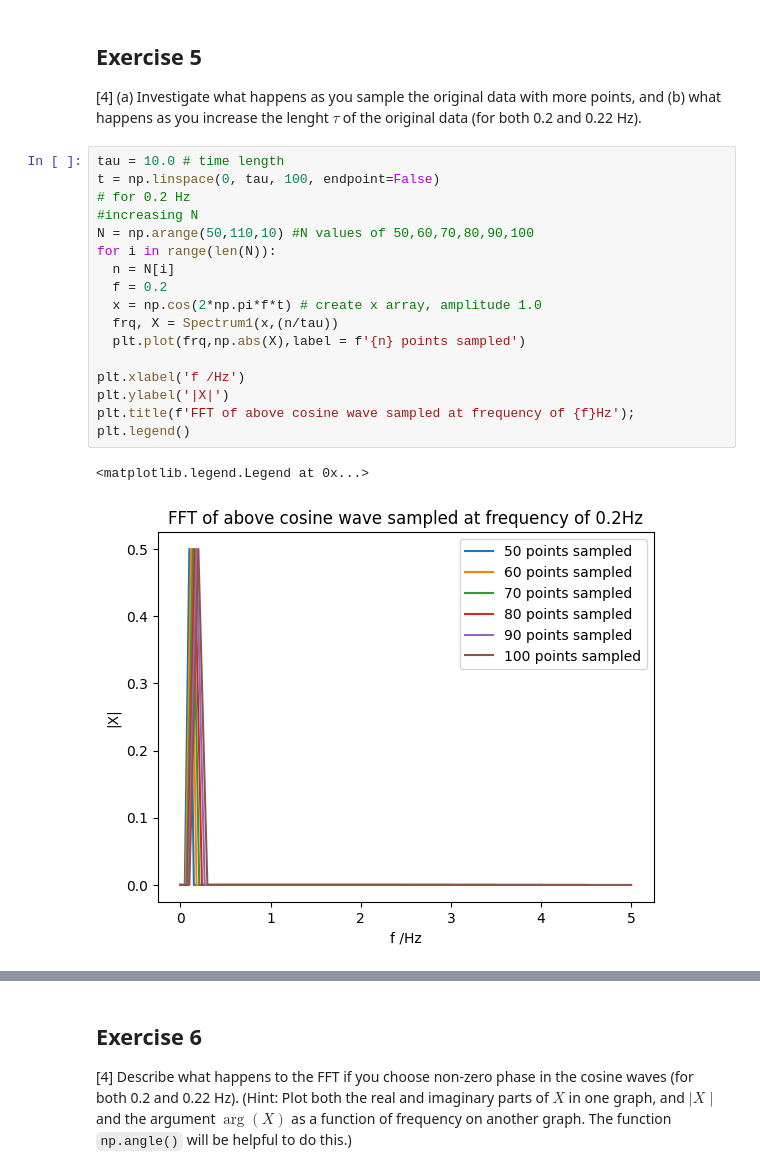
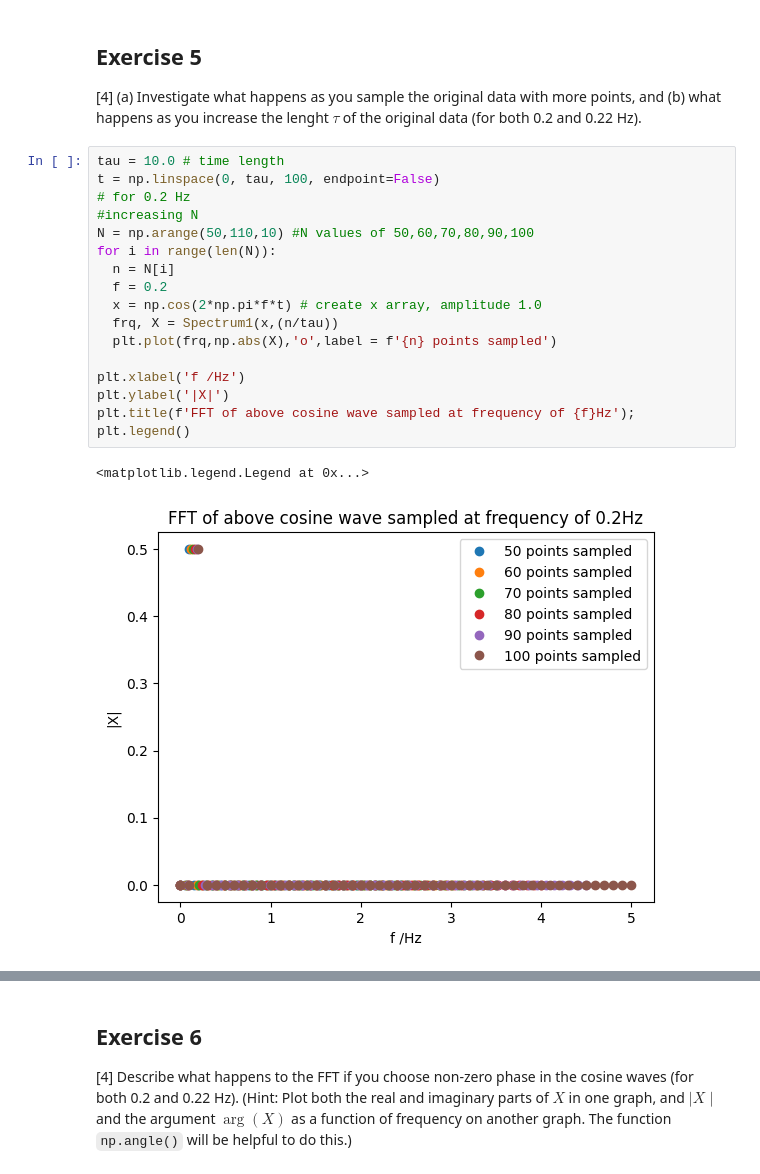
Before and after one commit to PX2145-2025/week-10-b-ethan-lovell55, a Jupyter notebook: FFT.ipynb, the cells around one changed output, grey strips where cells are left out. Saved outputs shown, nothing was run; the diff lists cells and outputs as text.

```diff
--- a/FFT.ipynb
+++ b/FFT.ipynb
@@ -419,23 +421,23 @@ plt.title(f'Imaginary components of FFT of above cosine wave sampled at {N} poin
 # %%
 tau = 10.0 # time length
 t = np.linspace(0, tau, 100, endpoint=False)
 # for 0.2 Hz
 #increasing N
 N = np.arange(50,110,10) #N values of 50,60,70,80,90,100
 for i in range(len(N)):
   n = N[i]
   f = 0.2
   x = np.cos(2*np.pi*f*t) # create x array, amplitude 1.0
   frq, X = Spectrum1(x,(n/tau))
-  plt.plot(frq,np.abs(X),label = f'{n} points sampled')
+  plt.plot(frq,np.abs(X),'o',label = f'{n} points sampled')
 
 plt.xlabel('f /Hz')
 plt.ylabel('|X|')
 plt.title(f'FFT of above cosine wave sampled at frequency of {f}Hz');
 plt.legend()
 # %% [output]
 <matplotlib.legend.Legend at 0x...>
-[figure, old version]
+[figure, new version]
 # %%
 #increasing tau
 N = 64
```
Also changed, not shown: parts of 17 cells of this notebook.
